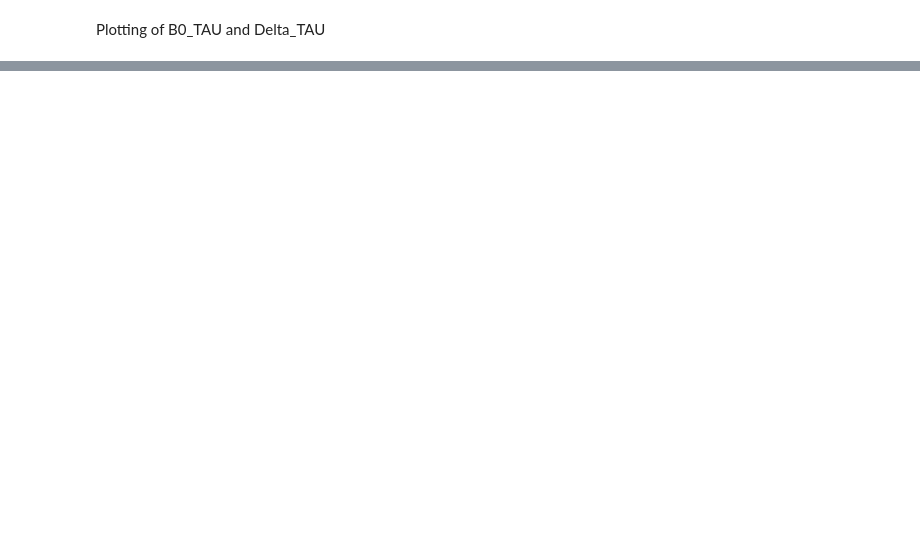
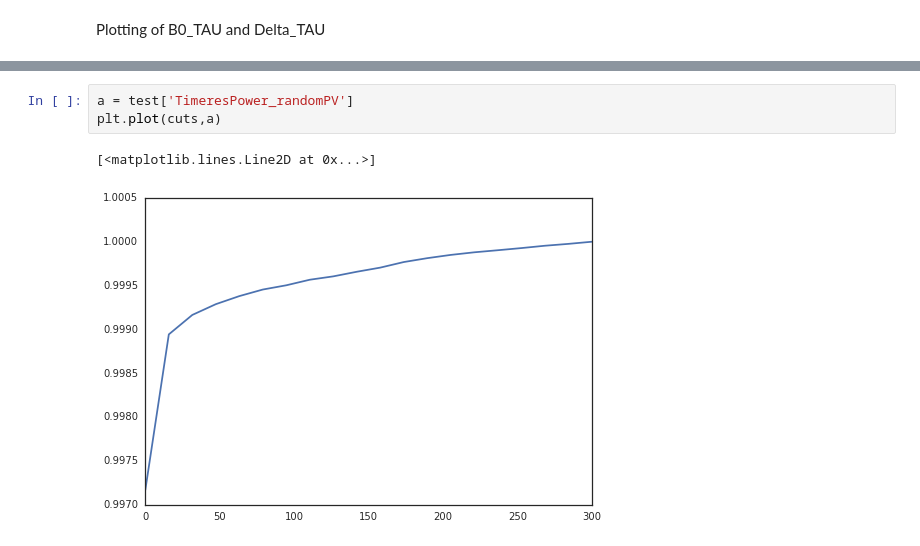
Before and after one commit to chasenberg/Masterthesis, a Jupyter notebook: notebooks/decaytime_studies/wrong_pv/Bd2JpsiKs_scandilution_randomsel_mc.ipynb, the cells around one changed output, grey strips where cells are left out. Drawn from its saved outputs; the diff is of its cells as text; blank space fills up the shorter version.

```diff
--- a/notebooks/decaytime_studies/wrong_pv/Bd2JpsiKs_scandilution_randomsel_mc.ipynb
+++ b/notebooks/decaytime_studies/wrong_pv/Bd2JpsiKs_scandilution_randomsel_mc.ipynb
@@ -479,0 +490,6 @@ can  # To display plot in notebooks
+# %%
+a = test['TimeresPower_randomPV']
+plt.plot(cuts,a)
+# %% [output]
+[<matplotlib.lines.Line2D at 0x...>]
+[figure, added]
```
Also changed, not shown: parts of 17 cells of this notebook.
